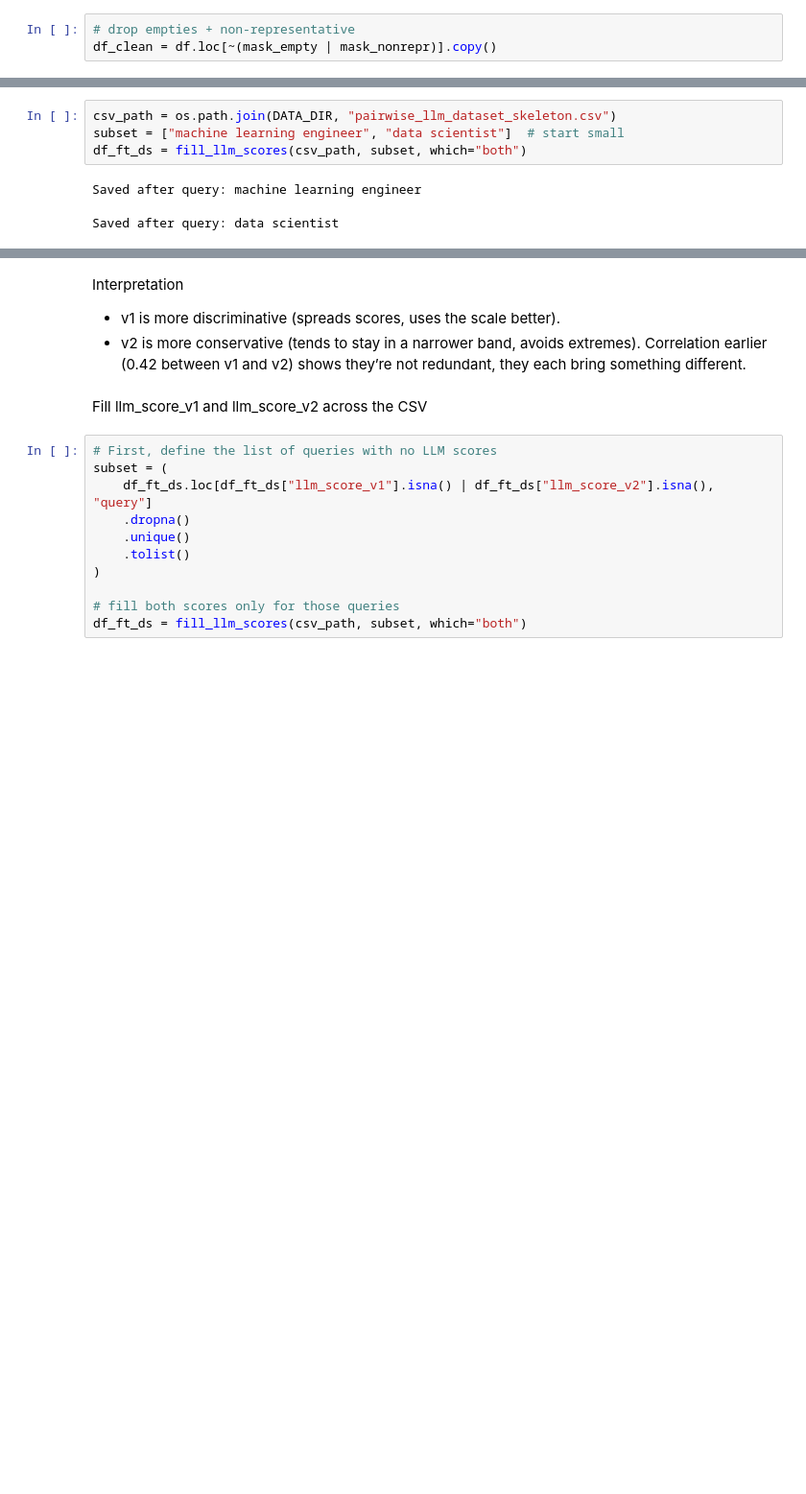
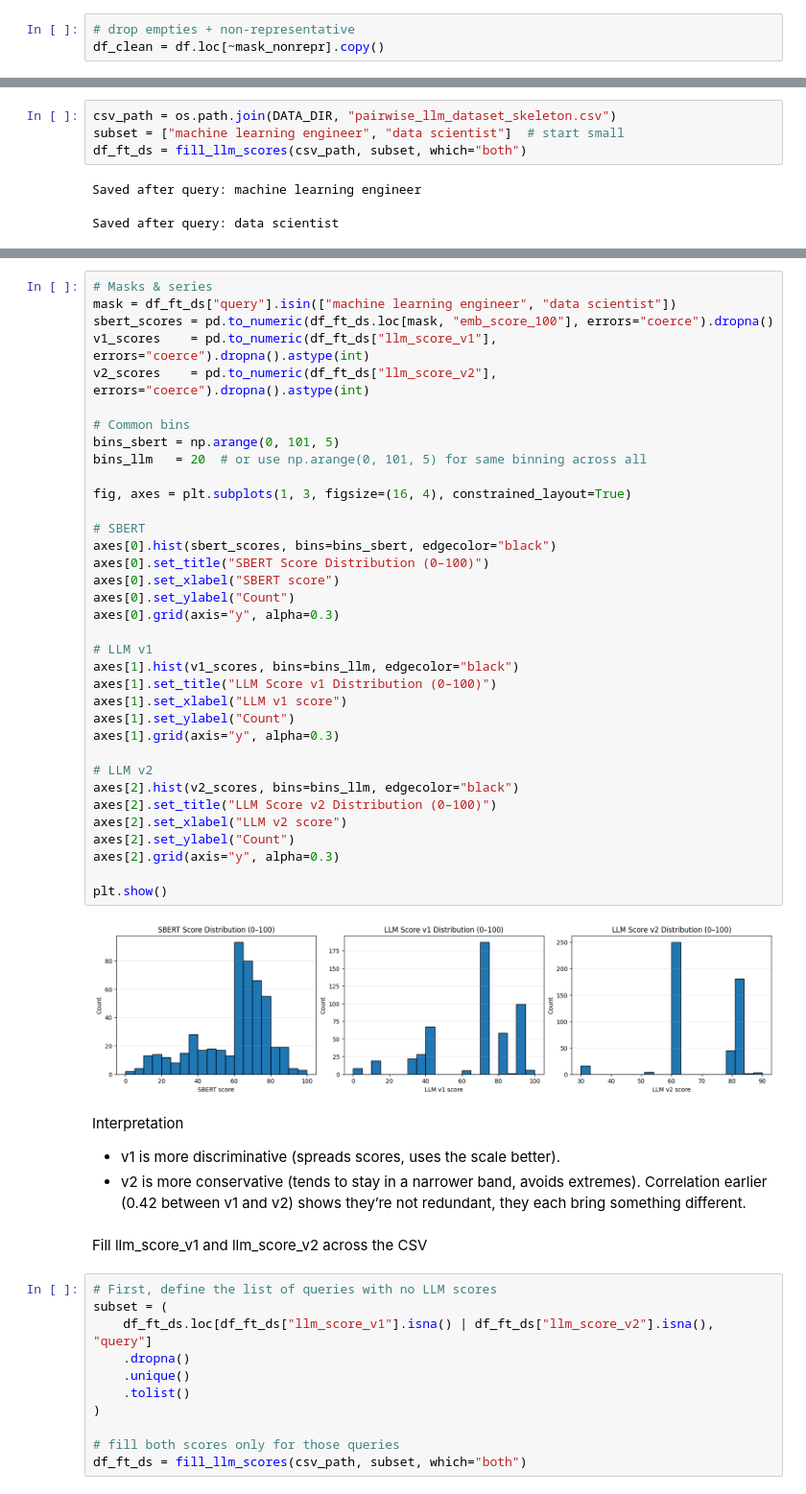
Before and after one commit to FederCO23/Potential_Talents_-_Yc1Y0PqXJsbGtBoy, a Jupyter notebook: Potential_Talents_part5.ipynb, the cells around one changed output, grey strips where cells are left out. Shown: that part at 96% size. Cells and saved outputs as stored; diff of their text form; blank space fills up the shorter version.

```diff
--- a/Potential_Talents_part5.ipynb
+++ b/Potential_Talents_part5.ipynb
@@ -245,7 +250,7 @@ Noisy job titles stats:
 {'empty': 4, 'bad_token': 16, 'punct_only': 16, 'too_short(<2)': 1, 'low_alpha(<0.25)': 20}
 # %%
 # drop empties + non-representative
-df_clean = df.loc[~(mask_empty | mask_nonrepr)].copy()
+df_clean = df.loc[~mask_nonrepr].copy()
 # %%
 # drop duplicates by normalized title
 df_clean["title_key"] = df_clean["title_norm"].str.casefold()  #Casefolding is similar to lowercasing but more aggressive because it is intended to remove all case distinctions in a string
@@ -942,3 +931,40 @@ plt.show()
+# %%
+# Masks & series
+mask = df_ft_ds["query"].isin(["machine learning engineer", "data scientist"])
+sbert_scores = pd.to_numeric(df_ft_ds.loc[mask, "emb_score_100"], errors="coerce").dropna()
+v1_scores    = pd.to_numeric(df_ft_ds["llm_score_v1"], errors="coerce").dropna().astype(int)
+v2_scores    = pd.to_numeric(df_ft_ds["llm_score_v2"], errors="coerce").dropna().astype(int)
+
+# Common bins
+bins_sbert = np.arange(0, 101, 5)
+bins_llm   = 20  # or use np.arange(0, 101, 5) for same binning across all
+
+fig, axes = plt.subplots(1, 3, figsize=(16, 4), constrained_layout=True)
+
+# SBERT
+axes[0].hist(sbert_scores, bins=bins_sbert, edgecolor="black")
+axes[0].set_title("SBERT Score Distribution (0–100)")
+axes[0].set_xlabel("SBERT score")
+axes[0].set_ylabel("Count")
+axes[0].grid(axis="y", alpha=0.3)
+
+# LLM v1
+axes[1].hist(v1_scores, bins=bins_llm, edgecolor="black")
+axes[1].set_title("LLM Score v1 Distribution (0–100)")
+axes[1].set_xlabel("LLM v1 score")
+axes[1].set_ylabel("Count")
+axes[1].grid(axis="y", alpha=0.3)
+
+# LLM v2
+axes[2].hist(v2_scores, bins=bins_llm, edgecolor="black")
+axes[2].set_title("LLM Score v2 Distribution (0–100)")
+axes[2].set_xlabel("LLM v2 score")
+axes[2].set_ylabel("Count")
+axes[2].grid(axis="y", alpha=0.3)
+
+plt.show()
+# %% [output]
+[figure, added]
 # %% [markdown]
 Interpretation
 - v1 is more discriminative (spreads scores, uses the scale better).
```
Also changed, not shown: parts of 27 cells of this notebook.
